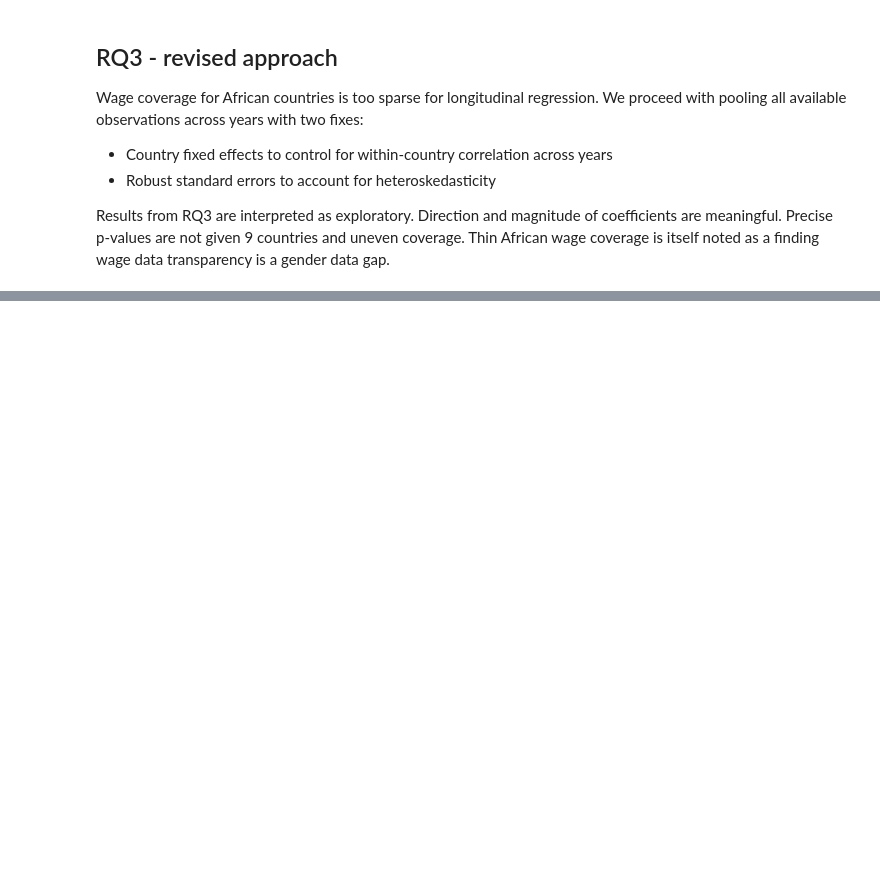
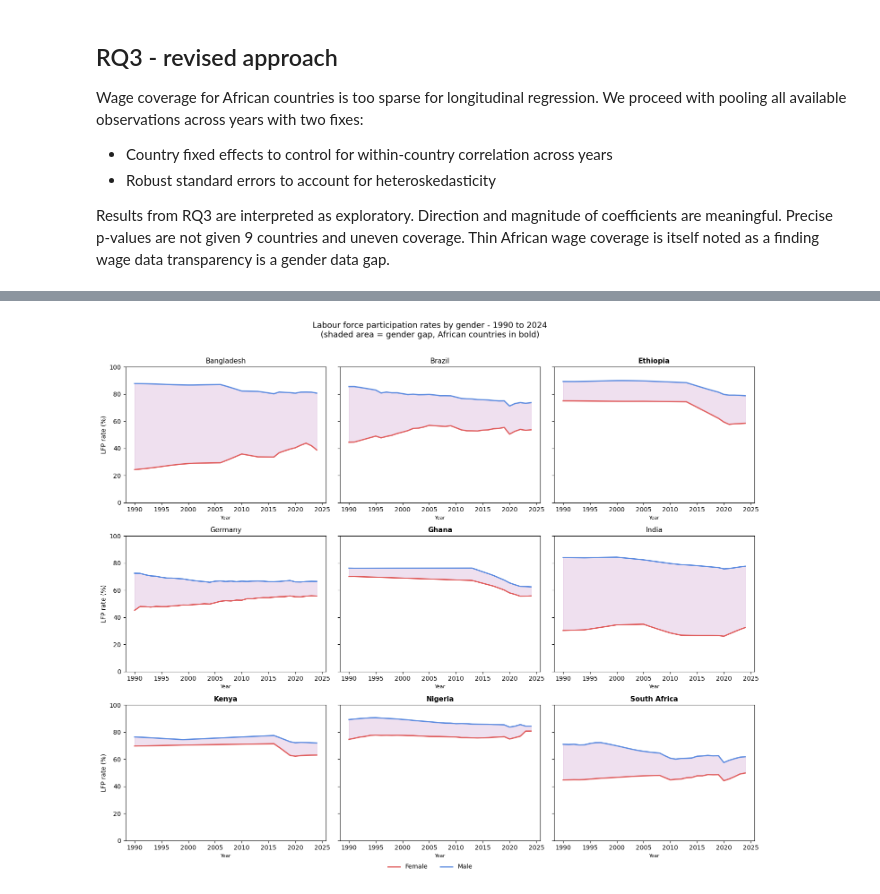
Before and after one commit to kozah04/gender-inequality, a Jupyter notebook: notebooks/eda.ipynb, the cells around one changed output, grey strips where cells are left out. Saved outputs shown, nothing was run; the diff lists cells and outputs as text; code cells hidden in the pictures; blank space fills up the shorter version.

Commit message:
docs: labor force eda

```diff
--- a/notebooks/eda.ipynb
+++ b/notebooks/eda.ipynb
@@ -380,0 +618,62 @@ Results from RQ3 are interpreted as exploratory. Direction and magnitude of coef
+# %%
+lfp_rates = lfp[lfp["indicator"].isin([
+    "SL.TLF.CACT.FE.ZS",
+    "SL.TLF.CACT.MA.ZS"
+])].copy()
+
+lfp_rates["sex"] = lfp_rates["indicator"].map({
+    "SL.TLF.CACT.FE.ZS": "Female",
+    "SL.TLF.CACT.MA.ZS": "Male"
+})
+
+fig, axes = plt.subplots(3, 3, figsize=(15, 12), sharey=True)
+axes = axes.flatten()
+
+for i, (country, grp) in enumerate(lfp_rates.groupby("country_name")):
+    ax = axes[i]
+    for sex, sgrp in grp.groupby("sex"):
+        color = "#e05c5c" if sex == "Female" else "#5c8be0"
+        ax.plot(sgrp["year"], sgrp["value"],
+                color=color, linewidth=2, label=sex)
+
+    # shade the gap
+    female = grp[grp["sex"] == "Female"].set_index("year")["value"]
+    male = grp[grp["sex"] == "Male"].set_index("year")["value"]
+    common_years = female.index.intersection(male.index)
+    ax.fill_between(
+        common_years,
+        female[common_years],
+        male[common_years],
+        alpha=0.12, color="purple"
+    )
+
+    is_african = country in african
+    ax.set_title(
+        country,
+        fontsize=11,
+        fontweight="bold" if is_african else "normal"
+    )
+    ax.set_xlabel("Year", fontsize=8)
+    ax.set_ylabel("LFP rate (%)" if i % 3 == 0 else "")
+    ax.set_ylim(0, 100)
+
+# shared legend
+handles, labels = axes[0].get_legend_handles_labels()
+fig.legend(
+    handles, labels,
+    loc="lower center", ncol=2,
+    fontsize=10, frameon=False,
+    bbox_to_anchor=(0.5, -0.02)
+)
+
+fig.suptitle(
+    "Labour force participation rates by gender - 1990 to 2024\n"
+    "(shaded area = gender gap, African countries in bold)",
+    fontsize=13, y=1.01
+)
+
+plt.tight_layout()
+plt.savefig(FIGURES / "lfp_trends.png", dpi=150, bbox_inches="tight")
+plt.show()
+# %% [output]
+[figure, added]
```
Also changed, not shown: parts of 15 cells of this notebook, 1 other file.
